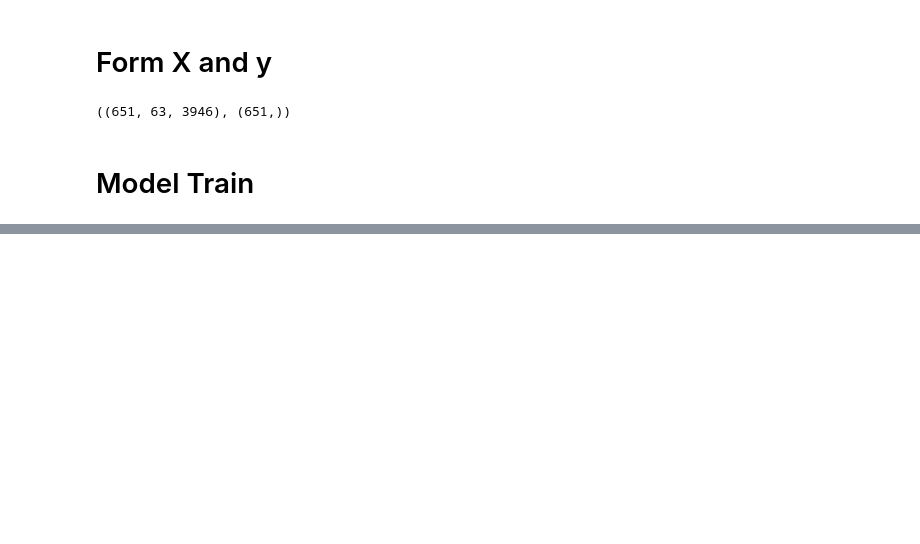
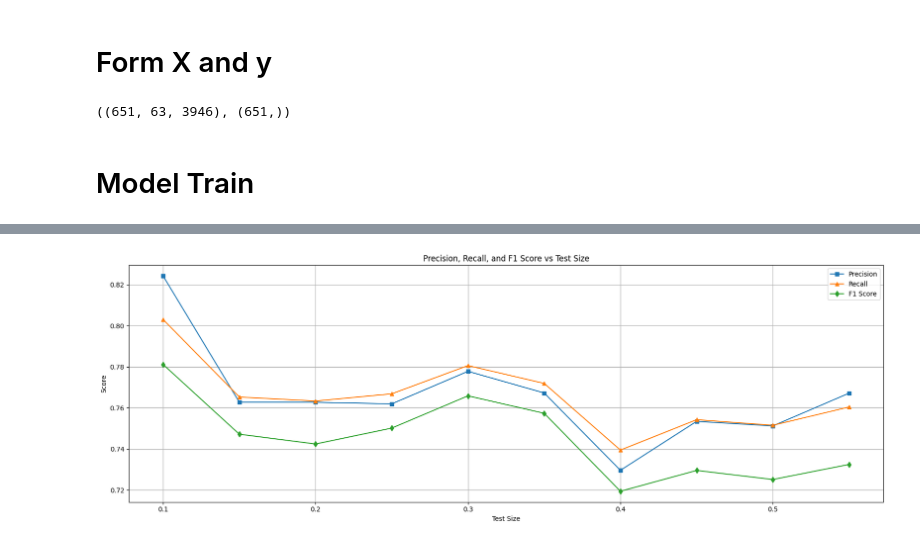
Before and after one commit to psandersi/EEG-Image-Reconstruction, a Jupyter notebook: Notebooks/Modeling/Morlet_Based_Covariance_(geometric_vs_random).ipynb, the cells around one changed output, grey strips where cells are left out. Cells and saved outputs as stored; diff of their text form; code cells hidden in the pictures; blank space fills up the shorter version.

```diff
--- a/Notebooks/Modeling/Morlet_Based_Covariance_(geometric_vs_random).ipynb
+++ b/Notebooks/Modeling/Morlet_Based_Covariance_(geometric_vs_random).ipynb
@@ -242,0 +243,61 @@ for test_size in test_sizes:
+# %%
+import matplotlib.pyplot as plt
+
+# Test sizes
+test_sizes = [0.1, 0.15, 0.2, 0.25, 0.3, 0.35, 0.4, 0.45, 0.5, 0.55]
+
+# Metrics (excluding Accuracy)
+precisions = [
+    0.8242424242424242,
+    0.7627551020408163,
+    0.7627567334005474,
+    0.7619754992880303,
+    0.777818270165209,
+    0.7672659176029962,
+    0.7296202225447508,
+    0.7534519139535213,
+    0.7512326743921837,
+    0.7671725312257576
+]
+
+recalls = [
+    0.803030303030303,
+    0.7653061224489796,
+    0.7633587786259542,
+    0.7668711656441718,
+    0.7806122448979592,
+    0.7719298245614035,
+    0.7394636015325671,
+    0.7542662116040956,
+    0.7515337423312883,
+    0.7604456824512534
+]
+
+f1_scores = [
+    0.7811447811447811,
+    0.7471908145762594,
+    0.7424258839215443,
+    0.7501745818238059,
+    0.7658856754703848,
+    0.7573833573833573,
+    0.719421590625779,
+    0.7295500516642139,
+    0.7251487933338753,
+    0.7324777407998591
+]
+
+# Plotting
+plt.figure(figsize=(17, 6))  # narrower width
+plt.plot(test_sizes, precisions, marker='s', label='Precision')
+plt.plot(test_sizes, recalls, marker='^', label='Recall')
+plt.plot(test_sizes, f1_scores, marker='d', label='F1 Score')
+
+plt.xlabel('Test Size')
+plt.ylabel('Score')
+plt.title('Precision, Recall, and F1 Score vs Test Size')
+plt.legend()
+plt.grid(True)
+plt.tight_layout()
+plt.show()
+# %% [output]
+[figure, added]
```
Also changed, not shown: parts of 1 cell of this notebook, 12 other files.
